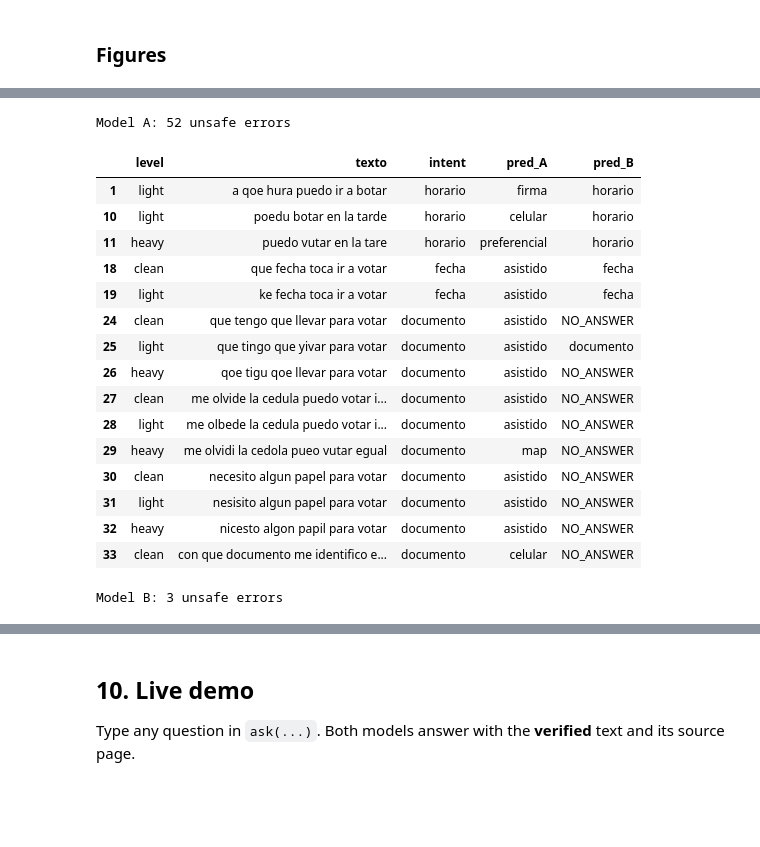
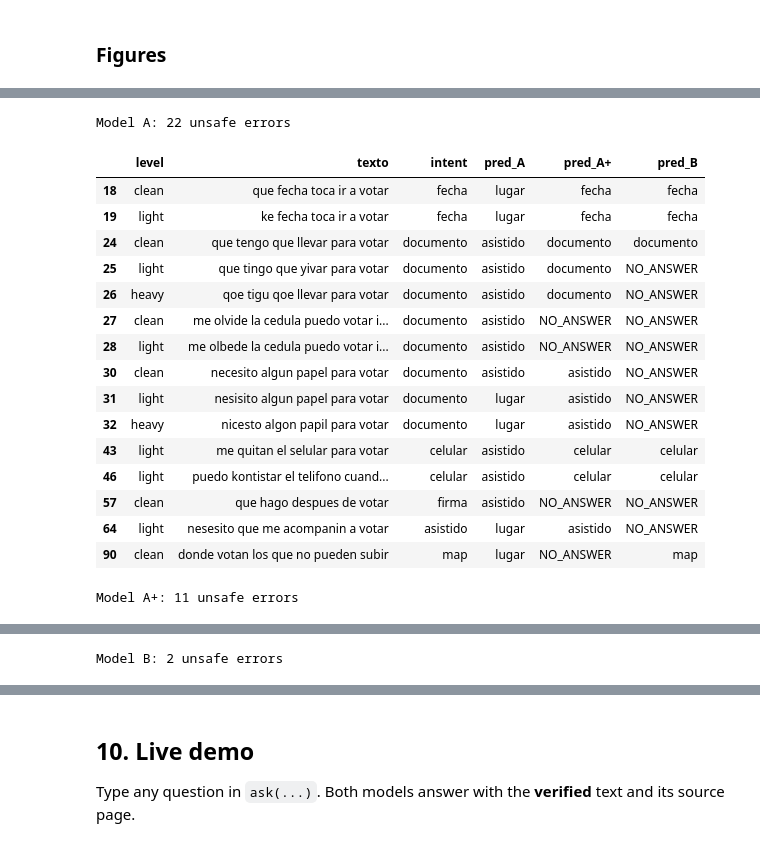
Before and after one commit to Camimilo-11/Ai-Yachay-2026, a Jupyter notebook: Lab_llm/voto_claro_modelos.ipynb, the cells around one changed output, grey strips where cells are left out. Drawn from its saved outputs; the diff is of its cells as text; code cells hidden in the pictures; blank space fills up the shorter version.

```diff
--- a/Lab_llm/voto_claro_modelos.ipynb
+++ b/Lab_llm/voto_claro_modelos.ipynb
@@ -401,0 +392,11 @@ Chosen τ = 0.40 · dev accuracy 63.6% · dev unsafe 27.3%
+# %%
+# ---- Model A+: hybrid retriever (same code as the web app) ----
+from recuperador import RecuperadorHibrido, cargar_extra
+
+extra_a, anclas_a = cargar_extra(CFG["recuperador"].get("frases_extra", "frases_extra.json"))
+rec_a = RecuperadorHibrido(KB, embed, CFG["recuperador"], extra_a, anclas_a)
+print(f"Index: {len(KB)} situations · {sum(len(v) for v in extra_a.values())} extra example questions · "
+      f"{len(anclas_a)} out-of-scope anchors")
+print("Model A+ values (kb.json):", CFG["recuperador"])
+for q in ["a qoe hura puedo ir a botar", "no tengu sedula", "cuanto es la multa por no votar"]:
+    print(f"  {q!r:36} -> corrected {rec_a.corregir(q)!r:36} -> {rec_a.predecir(q)[0]}")
@@ -483,15 +503,2 @@ def model_b_predict(text):
 # %% [output]
 Model B ready: gpt-6-luna
-# %%
-# Diagnóstico de la API (no muestra la key)
-print("largo de la key:", len(client.api_key), "| termina en:", client.api_key[-4:])
-try:
-    ids = sorted(m.id for m in client.models.list() if m.id.startswith("gpt"))
-    print("Modelos GPT disponibles:", ids)
-except Exception as e:
-    print("ERROR al listar modelos:", type(e).__name__, str(e)[:300])
-try:
-    r = client.chat.completions.create(model=OPENAI_MODEL, messages=[{"role": "user", "content": "di hola"}])
-    print("Prueba OK:", r.choices[0].message.content)
-except Exception as e:
-    print("ERROR en la prueba:", type(e).__name__, str(e)[:300])
@@ -512,6 +515,13 @@ lat_a = []
 for q in test["texto"].sample(min(40, len(test)), random_state=SEED):
     t0 = time.perf_counter(); model_a_predict([q], TAU); lat_a.append(time.perf_counter() - t0)
 LAT_A = float(np.median(lat_a))
+
+# ---- Model A+ on test (hybrid retriever, values from kb.json) ----
+results["pred_A+"] = [rec_a.predecir(q)[0] for q in test["texto"]]
+lat_ap = []
+for q in test["texto"].sample(min(40, len(test)), random_state=SEED):
+    t0 = time.perf_counter(); rec_a.predecir(q); lat_ap.append(time.perf_counter() - t0)
+LAT_AP = float(np.median(lat_ap))
 
 # ---- Model B on test ----
 B_RAN = client is not None
@@ -526,7 +536,7 @@ if B_RAN:
     results["pred_B"], results["tokens_in_B"], results["tokens_out_B"], results["latency_B"] = preds, tin, tout, lat
     print(f"Model B invalid outputs (counted as no answer): {invalid}")
 
-MODELS = ["A", "B"] if B_RAN else ["A"]
+MODELS = ["A", "A+", "B"] if B_RAN else ["A", "A+"]
 for m in MODELS:
     results[f"outcome_{m}"] = [outcome(g, p) for g, p in zip(results["intent"], results[f"pred_{m}"])]
 results.to_csv(os.path.join(OUT_DIR, "predicciones_test.csv"), index=False)
@@ -601,9 +627,9 @@ McNemar (all test questions): A right & B wrong = 3, A wrong & B right = 48, p =
 # %%
 # Chart style: light surface, recessive grid, text in ink colors (validated palette)
 SURFACE, INK, INK_2, GRID = "#fcfcfb", "#0b0b0b", "#52514e", "#e4e3df"
-COLOR = {"A": "#2a78d6", "B": "#eb6834"}                      # categorical slots 1-2
+COLOR = {"A": "#2a78d6", "A+": "#1baf7a", "B": "#eb6834"}     # categorical slots 1-3
 STATUS = {"correct": "#0ca30c", "safe_fail": "#fab219", "unsafe": "#d03b3b"}
-LABEL = {"A": "A · sentence-transformers + FAISS", "B": f"B · {OPENAI_MODEL}"}
+LABEL = {"A": "A · sentence-transformers + FAISS", "A+": "A+ · MiniLM + phonetic letters", "B": f"B · {OPENAI_MODEL}"}
 OUT_LABEL = {"correct": "Correct", "safe_fail": "Abstained (safe)", "unsafe": "Wrong answer (unsafe)"}
 plt.rcParams.update({"figure.facecolor": SURFACE, "axes.facecolor": SURFACE, "savefig.facecolor": SURFACE,
                      "axes.edgecolor": GRID, "axes.labelcolor": INK_2, "xtick.color": INK_2, "ytick.color": INK_2,
@@ -618,7 +644,7 @@ fig, ax = plt.subplots(figsize=(7.5, 4.2))
 x = np.arange(len(LEVELS))
 for m in MODELS:
     s = summary[(summary.model == m) & summary.level.isin(LEVELS)].set_index("level").loc[LEVELS]
-    off = -0.06 if m == "A" else 0.06
+    off = {"A": -0.1, "A+": 0.0, "B": 0.1}[m]
     ax.errorbar(x + off, s.accuracy * 100, yerr=[(s.accuracy - s.ci_low) * 100, (s.ci_high - s.accuracy) * 100],
                 color=COLOR[m], lw=2, marker="o", ms=8, capsize=3, elinewidth=1.2, label=LABEL[m],
                 markeredgecolor=SURFACE, markeredgewidth=2)
@@ -701,26 +732,26 @@ display(cost_table)
 # %%
 # ---- Error analysis: the unsafe errors are the ones to read one by one ----
-cols = ["level", "texto", "intent", "pred_A"] + (["pred_B"] if B_RAN else [])
+cols = ["level", "texto", "intent", "pred_A", "pred_A+"] + (["pred_B"] if B_RAN else [])
 for m in MODELS:
     bad = results[results[f"outcome_{m}"] == "unsafe"][cols]
     print(f"Model {m}: {len(bad)} unsafe errors")
     display(bad.head(15))
 # %% [output]
-Model A: 52 unsafe errors
+Model A: 22 unsafe errors
-|  | level | texto | intent | pred_A | pred_B |
-| 1 | light | a qoe hura puedo ir a botar | horario | firma | horario |
-| 10 | light | poedu botar en la tarde | horario | celular | horario |
-| 11 | heavy | puedo vutar en la tare | horario | preferencial | horario |
-| 18 | clean | que fecha toca ir a votar | fecha | asistido | fecha |
-| 19 | light | ke fecha toca ir a votar | fecha | asistido | fecha |
-| 24 | clean | que tengo que llevar para votar | documento | asistido | NO_ANSWER |
-| 25 | light | que tingo que yivar para votar | documento | asistido | documento |
-| 26 | heavy | qoe tigu qoe llevar para votar | documento | asistido | NO_ANSWER |
-| 27 | clean | me olvide la cedula puedo votar i... | documento | asistido | NO_ANSWER |
-| 28 | light | me olbede la cedula puedo votar i... | documento | asistido | NO_ANSWER |
-| 29 | heavy | me olvidi la cedola pueo vutar egual | documento | map | NO_ANSWER |
-| 30 | clean | necesito algun papel para votar | documento | asistido | NO_ANSWER |
-| 31 | light | nesisito algun papel para votar | documento | asistido | NO_ANSWER |
-| 32 | heavy | nicesto algon papil para votar | documento | asistido | NO_ANSWER |
-| 33 | clean | con que documento me identifico e... | documento | celular | NO_ANSWER |
+|  | level | texto | intent | pred_A | pred_A+ | pred_B |
+| 18 | clean | que fecha toca ir a votar | fecha | lugar | fecha | fecha |
+| 19 | light | ke fecha toca ir a votar | fecha | lugar | fecha | fecha |
+| 24 | clean | que tengo que llevar para votar | documento | asistido | documento | documento |
+| 25 | light | que tingo que yivar para votar | documento | asistido | documento | NO_ANSWER |
+| 26 | heavy | qoe tigu qoe llevar para votar | documento | asistido | documento | NO_ANSWER |
+| 27 | clean | me olvide la cedula puedo votar i... | documento | asistido | NO_ANSWER | NO_ANSWER |
+| 28 | light | me olbede la cedula puedo votar i... | documento | asistido | NO_ANSWER | NO_ANSWER |
+| 30 | clean | necesito algun papel para votar | documento | asistido | asistido | NO_ANSWER |
+| 31 | light | nesisito algun papel para votar | documento | lugar | asistido | NO_ANSWER |
+| 32 | heavy | nicesto algon papil para votar | documento | lugar | asistido | NO_ANSWER |
+| 43 | light | me quitan el selular para votar | celular | asistido | celular | celular |
+| 46 | light | puedo kontistar el telifono cuand... | celular | asistido | celular | celular |
+| 57 | clean | que hago despues de votar | firma | asistido | NO_ANSWER | NO_ANSWER |
+| 64 | light | nesesito que me acompanin a votar | asistido | lugar | asistido | NO_ANSWER |
+| 90 | clean | donde votan los que no pueden subir | map | lugar | NO_ANSWER | map |
-Model B: 3 unsafe errors
+Model A+: 11 unsafe errors
@@ -730,0 +770 @@ Model B: 3 unsafe errors
+Model B: 2 unsafe errors
```
Also changed, not shown: parts of 30 cells of this notebook, 23 other files.
